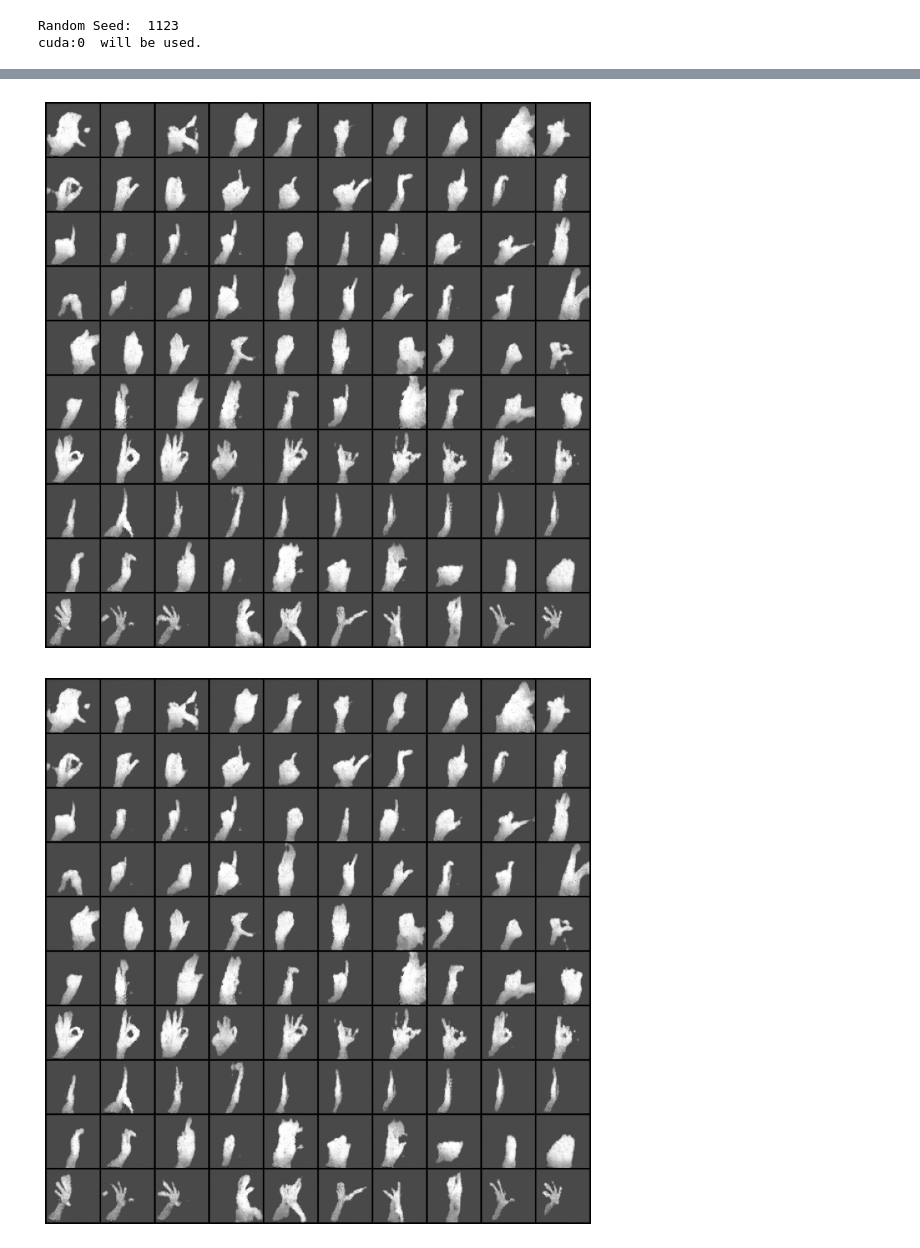
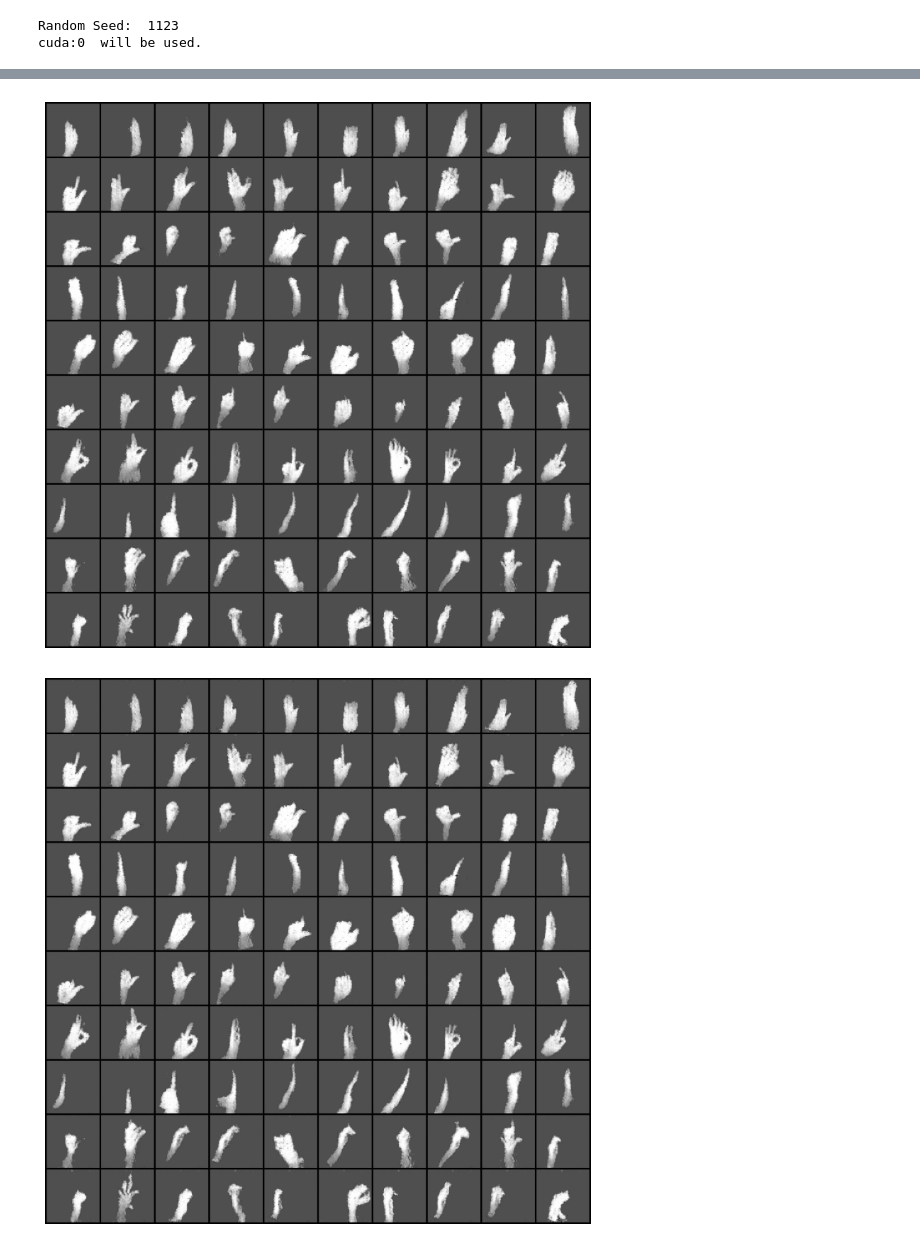
Before and after one commit to EzAme/InfoGAN-PyTorch, a Jupyter notebook: train2.ipynb, the cells around one changed output, grey strips where cells are left out. Drawn from its saved outputs; the diff is of its cells as text; code cells hidden in the pictures.

```diff
--- a/train2.ipynb
+++ b/train2.ipynb
@@ -46,7 +46,7 @@ dataloader = get_data(params['dataset'], params['batch_size'])
 # dis_c_dim : dimension of discrete latent code.
 # num_con_c : number of continuous latent code used.
 if (params['dataset'] == 'HGD'):
-    params['num_z'] = 128
+    params['num_z'] = 256
     params['num_dis_c'] = 1
     params['dis_c_dim'] = 10
     params['num_con_c'] = 4
@@ -120,7 +120,8 @@ criterion_mse = nn.MSELoss()
 # Adam optimiser is used.
 optimD = optim.Adam([{'params': discriminator.parameters()}, {'params': netD.parameters()}], lr=params['learning_rate'], betas=(params['beta1'], params['beta2']))
 optimG = optim.Adam([{'params': netG.parameters()}, {'params': netQ.parameters()}], lr=params['learning_rate_g'], betas=(.4, params['beta2']))
-
+# schedulerD = optim.ReduceLROnPlateau(optimD, 'min')
+# schedulerG = optim.ReduceLROnPlateau(optimG, 'min')
 # Fixed Noise
 z = torch.randn(100, params['num_z'], device=device)
 fixed_noise = z
@@ -133,13 +134,13 @@ if(params['num_dis_c'] != 0):
     dis_c = dis_c.view(100, -1)
 
     # fixed_noise = torch.cat((fixed_noise, dis_c), dim=1)
-fixed_idx= torch.tensor(idx,device = device,dtype = torch.int64).reshape(-1,1)
+fixed_idx= torch.tensor(idx,device = device,dtype = torch.long).reshape(-1,1)
 if(params['num_con_c'] != 0):
     con_c = torch.rand(100, params['num_con_c'],  device=device) * 2 - 1
     # fixed_noise = torch.cat((fixed_noise, con_c), dim=1)
 
-real_label = 1
-fake_label = 0
+real_label = 0.9
+fake_label = 0.0
 
 # List variables to store results pf training.
 img_list = []
@@ -180,7 +181,7 @@ for epoch in range(params['num_epochs']):
         b_size = data.size(0)
         # Transfer data tensor to GPU/CPU (device)
         real_data = data.to(device)
-        gt_labels = gt_labels.unsqueeze(1).to(device,dtype = torch.int64)
+        gt_labels = gt_labels.unsqueeze(1).to(device,dtype = torch.long)
 
         # Updating discriminator and DHead
         optimD.zero_grad()
@@ -195,22 +196,23 @@ for epoch in range(params['num_epochs']):
         # print(real_data.shape,output_real_DG.shape)
         # loss_real_ae= criterion_mse(real_data,output_real_DG)
         probs_real = netD(output1).view(-1)
-        # classifier = netLogit(output1)
+        # classifier,_,_ = netQ(output1)
 
         # print(label.dtype,probs_real.dtype)
-        # lossR_class = criterionQ_dis(classifier,gt_labels)
+        # print(classifier.shape, gt_labels.shape)
+        # lossR_class = criterionQ_dis(classifier,gt_labels.squeeze())
         # print(classifier,gt_labels)
         loss_real = criterionD(probs_real, label)
         # Calculate gradients.
         # loss_real+=loss_real_ae
-        # lossR= loss_real + loss_real_ae*.8
-        loss_real.backward()
+        lossR= loss_real# + lossR_class
+        lossR.backward()
 
         # Fake data
         label.fill_(fake_label)
         noise, idx, gt_fake, continuous = noise_sample(params['num_dis_c'], params['dis_c_dim'], params['num_con_c'], params['num_z'], b_size, device)
         target = torch.LongTensor(idx).to(device)
-        fake_data = netG.forward(noise.squeeze((2,3)),target.view(-1,1),continuous)
+        fake_data = netG(noise.squeeze((2,3)),target.view(-1,1),continuous)
         # print(fake_data.shape,'fake_data1')
         output2 = discriminator(fake_data.detach(),target.view(-1,1))
         # classifier_fake,_,_ = netQ(output2)
@@ -254,7 +256,7 @@ for epoch in range(params['num_epochs']):
 
         # Calculating loss for discrete latent code.
         # dis_loss = 0
-        # dis_loss = criterionQ_dis(q_logits,target.to(dtype=torch.int64).squeeze())
+        dis_loss = criterionQ_dis(q_logits,target.to(dtype=torch.long).squeeze())
         # for j in range(params['num_dis_c']):
         #     dis_loss += criterionQ_dis(q_logits[:, j*10 : j*10 + 10], target[j])
 
@@ -264,7 +266,7 @@ for epoch in range(params['num_epochs']):
             con_loss = criterionQ_con(continuous, q_mu, q_var)
 
         # Net loss for generator.
-        G_loss = gen_loss  + con_loss*0.5#+  loss_fake_ae*.5+dis_loss
+        G_loss = gen_loss + dis_loss  + con_loss#+  loss_fake_ae*.5+dis_loss
         # print(G_loss)
         # Calculate gradients.
         G_loss.backward()
@@ -429,8 +431,8 @@ for i in range(8):
 # Discrete latent code.
 c1 = dis_c.view(100, -1, 1, 1)
 # print(c1,'c1')
-z = torch.randn(100, 128, device=device)
-idx = torch.tensor(idx,device=device,dtype=torch.int64).unsqueeze(1)
+z = torch.randn(100, 256, device=device)
+idx = torch.tensor(idx,device=device,dtype=torch.long).unsqueeze(1)
 # print(z.dtype,idx.dtype,c2.dtype)
 # To see variation along c2 (Horizontally) and c1 (Vertically)
 
@@ -446,32 +448,32 @@ plt.axis("off")
 plt.imshow(np.transpose(vutils.make_grid(generated_img1, nrow=10, padding=2, normalize=True), (1,2,0)))
 plt.show()
 
 # Generate image.
 with torch.no_grad():
     generated_img2 = netG(z,idx,c3).detach().cpu()
 # Display the generated image.
 fig = plt.figure(figsize=(10, 10))
 plt.axis("off")
 plt.imshow(np.transpose(vutils.make_grid(generated_img2, nrow=10, padding=2, normalize=True), (1,2,0)))
 plt.show()
 
 
 with torch.no_grad():
     generated_img1 = netG(z,idx,c4).detach().cpu()
 # Display the generated image.
 fig = plt.figure(figsize=(10, 10))
 plt.axis("off")
 plt.imshow(np.transpose(vutils.make_grid(generated_img1, nrow=10, padding=2, normalize=True), (1,2,0)))
 plt.show()
 
 # Generate image.
 with torch.no_grad():
     generated_img2 = netG(z,idx,c5).detach().cpu()
 # Display the generated image.
 fig = plt.figure(figsize=(10, 10))
 plt.axis("off")
 plt.imshow(np.transpose(vutils.make_grid(generated_img2, nrow=10, padding=2, normalize=True), (1,2,0)))
 plt.show()
 # %% [output]
-[figure, old version]
+[figure, new version]
-[figure, old version]
+[figure, new version]
```
Also changed, not shown: parts of 5 cells of this notebook, 3 other files.
